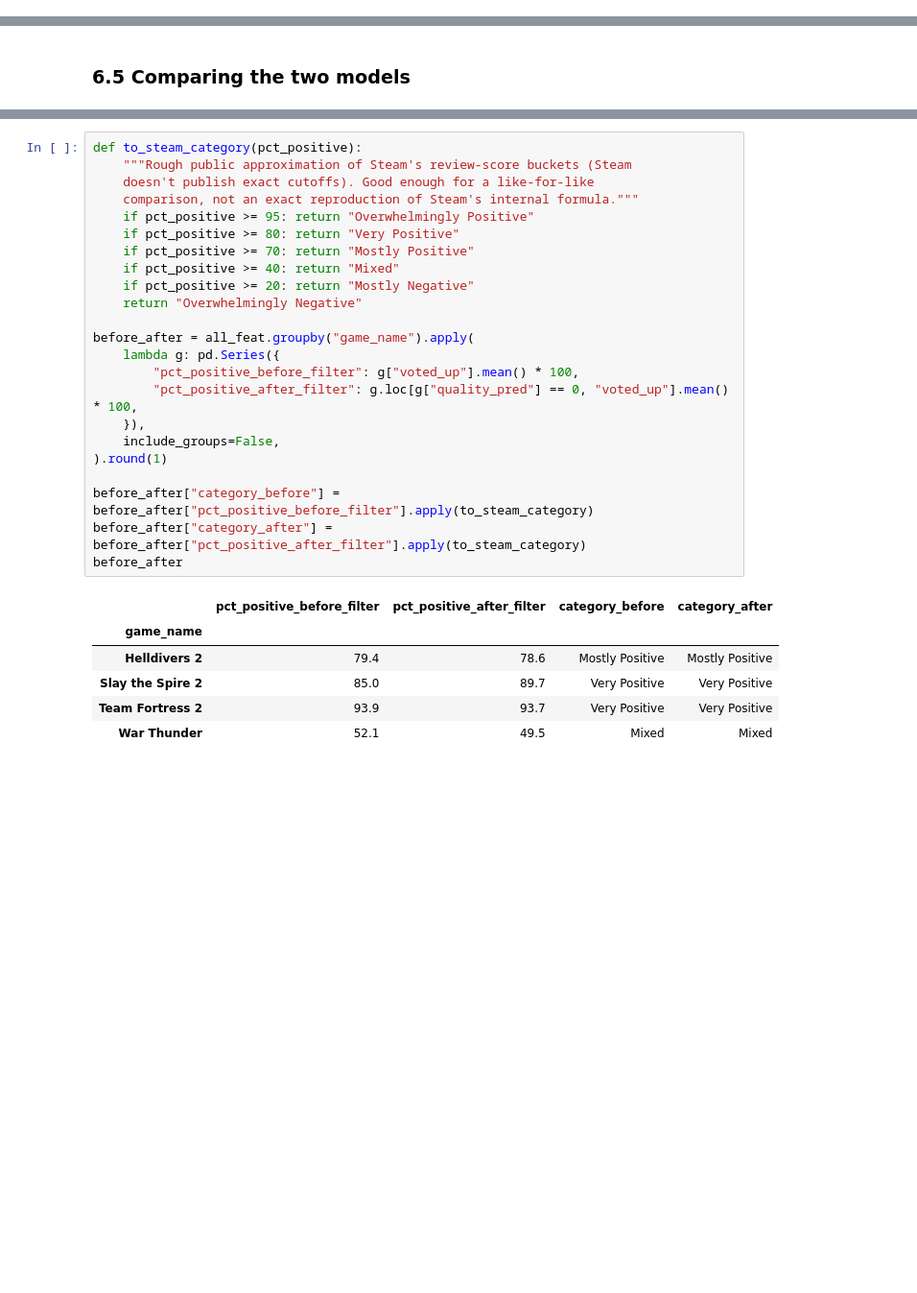
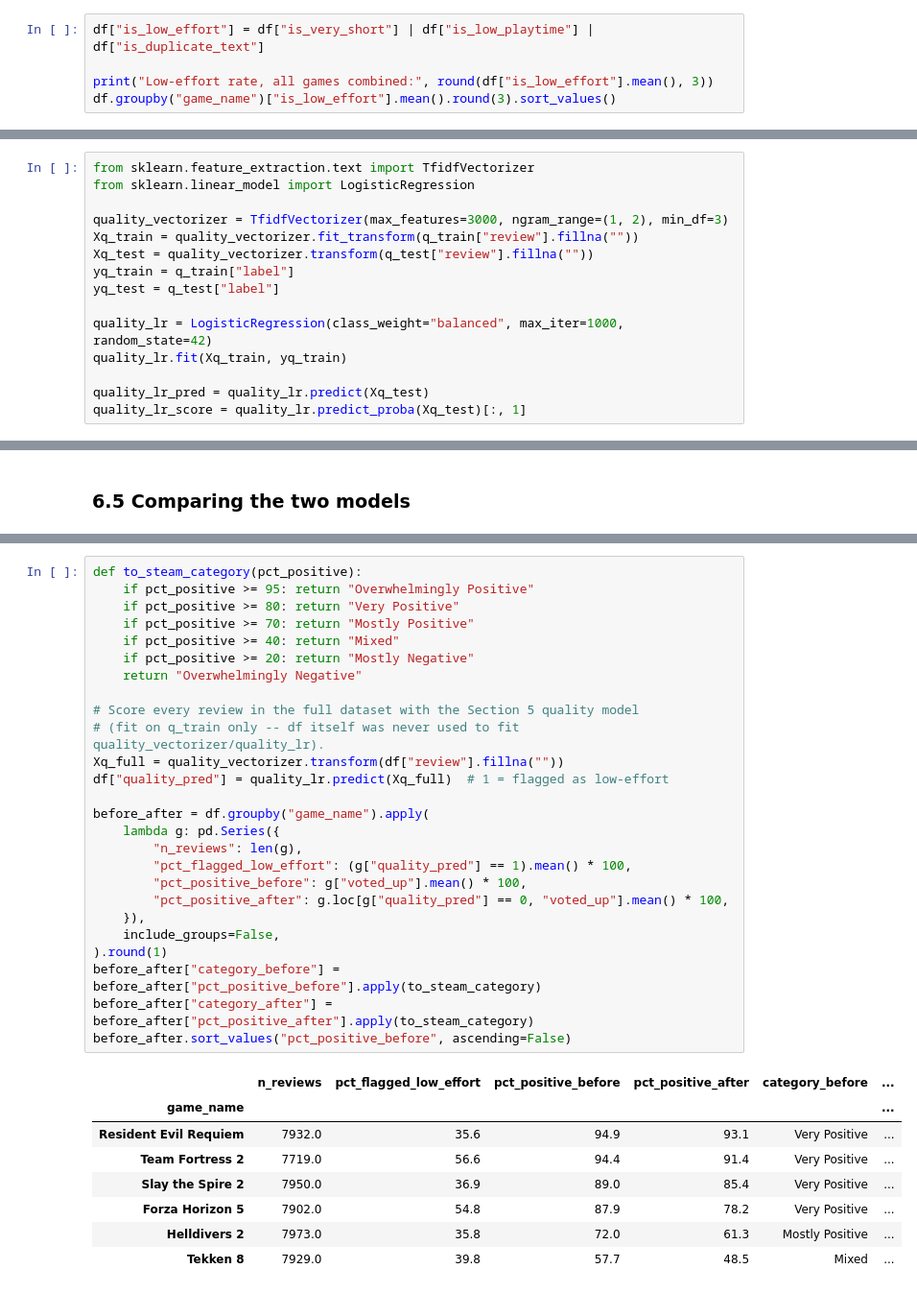
Before and after one commit to brighthikaru/steam-review-filter-and-score, a Jupyter notebook: notebooks/steam_review_filter_and_score.ipynb, the cells around one changed output, grey strips where cells are left out. Shown at 96% size. Drawn from its saved outputs; the diff is of its cells as text; blank space fills up the shorter version.

Commit message:
Rebuild for 6-game dataset: language-based quality filter + sentiment model, updated notebook, app, and presentation

```diff
--- a/notebooks/steam_review_filter_and_score.ipynb
+++ b/notebooks/steam_review_filter_and_score.ipynb
@@ -540,0 +200,5 @@ Same leakage principle as Section 5: the TF-IDF vocabulary AND the LSTM's `TextV
+# %%
+df["is_low_effort"] = df["is_very_short"] | df["is_low_playtime"] | df["is_duplicate_text"]
+
+print("Low-effort rate, all games combined:", round(df["is_low_effort"].mean(), 3))
+df.groupby("game_name")["is_low_effort"].mean().round(3).sort_values()
@@ -540,0 +239,15 @@ Same leakage principle as Section 5: the TF-IDF vocabulary AND the LSTM's `TextV
+# %%
+from sklearn.feature_extraction.text import TfidfVectorizer
+from sklearn.linear_model import LogisticRegression
+
+quality_vectorizer = TfidfVectorizer(max_features=3000, ngram_range=(1, 2), min_df=3)
+Xq_train = quality_vectorizer.fit_transform(q_train["review"].fillna(""))
+Xq_test = quality_vectorizer.transform(q_test["review"].fillna(""))
+yq_train = q_train["label"]
+yq_test = q_test["label"]
+
+quality_lr = LogisticRegression(class_weight="balanced", max_iter=1000, random_state=42)
+quality_lr.fit(Xq_train, yq_train)
+
+quality_lr_pred = quality_lr.predict(Xq_test)
+quality_lr_score = quality_lr.predict_proba(Xq_test)[:, 1]
@@ -734,30 +522,35 @@ all_feat[["game_name", "slice", "voted_up", "quality_pred"]].groupby("game_name"
 # %%
 def to_steam_category(pct_positive):
-    """Rough public approximation of Steam's review-score buckets (Steam
-    doesn't publish exact cutoffs). Good enough for a like-for-like
-    comparison, not an exact reproduction of Steam's internal formula."""
     if pct_positive >= 95: return "Overwhelmingly Positive"
     if pct_positive >= 80: return "Very Positive"
     if pct_positive >= 70: return "Mostly Positive"
     if pct_positive >= 40: return "Mixed"
     if pct_positive >= 20: return "Mostly Negative"
     return "Overwhelmingly Negative"
 
-before_after = all_feat.groupby("game_name").apply(
+# Score every review in the full dataset with the Section 5 quality model
+# (fit on q_train only -- df itself was never used to fit quality_vectorizer/quality_lr).
+Xq_full = quality_vectorizer.transform(df["review"].fillna(""))
+df["quality_pred"] = quality_lr.predict(Xq_full)  # 1 = flagged as low-effort
+
+before_after = df.groupby("game_name").apply(
     lambda g: pd.Series({
-        "pct_positive_before_filter": g["voted_up"].mean() * 100,
-        "pct_positive_after_filter": g.loc[g["quality_pred"] == 0, "voted_up"].mean() * 100,
+        "n_reviews": len(g),
+        "pct_flagged_low_effort": (g["quality_pred"] == 1).mean() * 100,
+        "pct_positive_before": g["voted_up"].mean() * 100,
+        "pct_positive_after": g.loc[g["quality_pred"] == 0, "voted_up"].mean() * 100,
     }),
     include_groups=False,
 ).round(1)
-
-before_after["category_before"] = before_after["pct_positive_before_filter"].apply(to_steam_category)
-before_after["category_after"] = before_after["pct_positive_after_filter"].apply(to_steam_category)
-before_after
+before_after["category_before"] = before_after["pct_positive_before"].apply(to_steam_category)
+before_after["category_after"] = before_after["pct_positive_after"].apply(to_steam_category)
+before_after.sort_values("pct_positive_before", ascending=False)
 # %% [output]
-|  | pct_positive_before_filter | pct_positive_after_filter | category_before | category_after |
-| game_name |  |  |  |  |
-| Helldivers 2 | 79.4 | 78.6 | Mostly Positive | Mostly Positive |
-| Slay the Spire 2 | 85.0 | 89.7 | Very Positive | Very Positive |
-| Team Fortress 2 | 93.9 | 93.7 | Very Positive | Very Positive |
-| War Thunder | 52.1 | 49.5 | Mixed | Mixed |
+|  | n_reviews | pct_flagged_low_effort | pct_positive_before | pct_positive_after | category_before | ... |
+| game_name |  |  |  |  |  | ... |
+| Resident Evil Requiem | 7932.0 | 35.6 | 94.9 | 93.1 | Very Positive | ... |
+| Team Fortress 2 | 7719.0 | 56.6 | 94.4 | 91.4 | Very Positive | ... |
+| Slay the Spire 2 | 7950.0 | 36.9 | 89.0 | 85.4 | Very Positive | ... |
+| Forza Horizon 5 | 7902.0 | 54.8 | 87.9 | 78.2 | Very Positive | ... |
+| Helldivers 2 | 7973.0 | 35.8 | 72.0 | 61.3 | Mostly Positive | ... |
+| Tekken 8 | 7929.0 | 39.8 | 57.7 | 48.5 | Mixed | ... |
```
Also changed, not shown: parts of 119 cells of this notebook, 22 other files.
